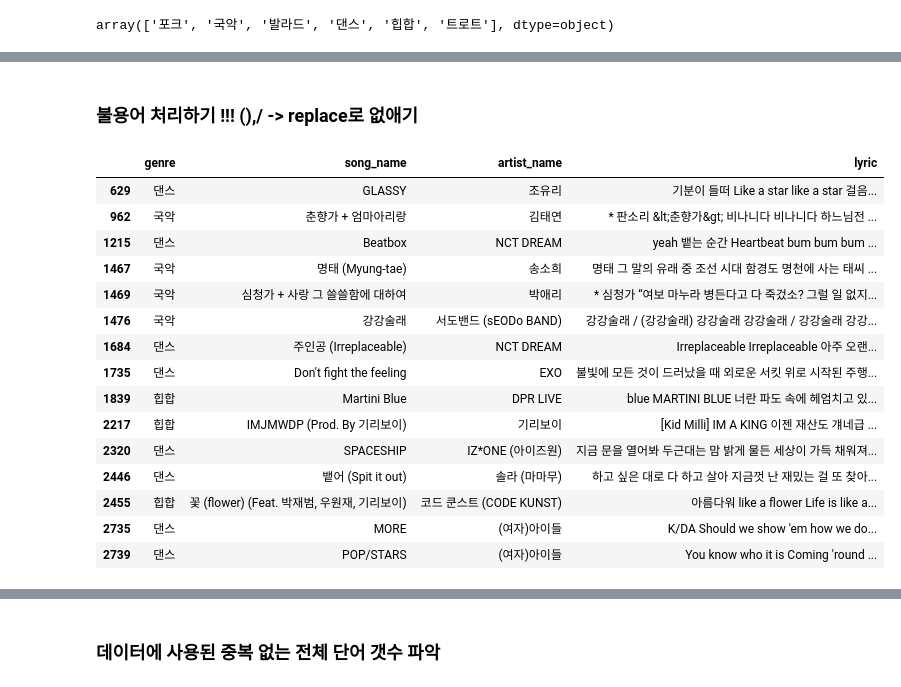
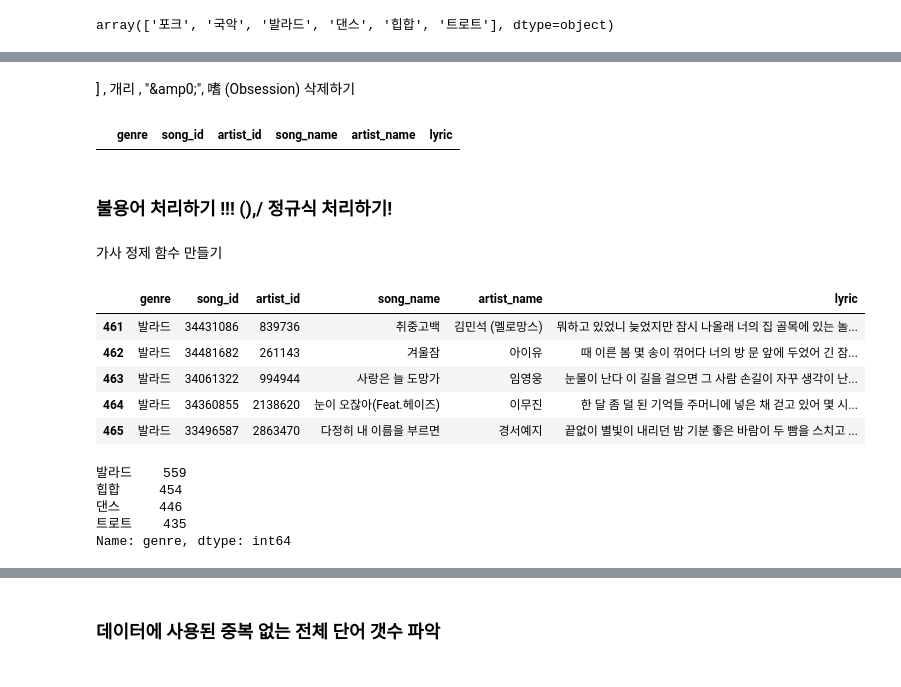
Before and after one commit to monargent0/TJPythonClass, a Jupyter notebook: TeamProject/장르예측.ipynb, the cells around one changed output, grey strips where cells are left out. Saved outputs shown, nothing was run; the diff lists cells and outputs as text; code cells hidden in the pictures.

```diff
--- a/TeamProject/장르예측.ipynb
+++ b/TeamProject/장르예측.ipynb
@@ -120,0 +149,3 @@ array(['포크', '국악', '발라드', '댄스', '힙합', '트로트'], dtype=
+# %%
+songs.drop(songs[(songs['genre'] == '포크') | (songs['genre'] == '국악')].index , inplace= True)
+songs.head()
@@ -121,21 +219,43 @@ array(['포크', '국악', '발라드', '댄스', '힙합', '트로트'], dtype=
+# %% [markdown]
+] , 개리 , "&amp0;", 嗜 (Obsession) 삭제하기
+# %%
+songs['lyric'] =  songs['lyric'].str.replace('amp;' , ' ')
+# %%
+songs[songs['lyric'].str.contains("amp;")]
+# %% [output]
+|  | genre | song_id | artist_id | song_name | artist_name | lyric |
+# %%
+songs.drop(songs[songs['lyric'].str.contains(r"]")].index , inplace= True)
+songs.drop(songs[songs['lyric'].str.contains(r"개리")].index , inplace= True)
+songs.drop(songs[songs['song_name'].str.contains("嗜")].index , inplace= True)
 # %% [markdown]
-### 불용어 처리하기 !!! (),/ -> replace로 없애기
+### 불용어 처리하기 !!! (),/ 정규식 처리하기!
+# %% [markdown]
+가사 정제 함수 만들기
+# %%
+def preprocess(text):
+  # 한글, 영어, 숫자만 남기기
+  text = re.sub(r'[^a-zA-Z0-9가-힣]', ' ', text)
+  # 영문을 소문자로
+  text = text.lower()
+  # 두 칸 이상 공백을 한 칸으로
+  text = re.sub(r'\s+', ' ', text)
+  return text
 # %%
-songs[songs['lyric'].str.contains("/")]
+songs['lyric'] = songs['lyric'].apply(preprocess)
+songs.head()
 # %% [output]
-|  | genre | song_name | artist_name | lyric |
-| 629 | 댄스 | GLASSY | 조유리 | 기분이 들떠 Like a star like a star 걸음... |
-| 962 | 국악 | 춘향가 + 엄마아리랑 | 김태연 | * 판소리 &lt;춘향가&gt; 비나니다 비나니다 하느님전 ... |
-| 1215 | 댄스 | Beatbox | NCT DREAM | yeah 뱉는 순간 Heartbeat bum bum bum ... |
-| 1467 | 국악 | 명태 (Myung-tae) | 송소희 | 명태 그 말의 유래 중 조선 시대 함경도 명천에 사는 태씨 ... |
-| 1469 | 국악 | 심청가 + 사랑 그 쓸쓸함에 대하여 | 박애리 | * 심청가 “여보 마누라 병든다고 다 죽겄소? 그럴 일 없지... |
-| 1476 | 국악 | 강강술래 | 서도밴드 (sEODo BAND) | 강강술래 / (강강술래) 강강술래 강강술래 / 강강술래 강강... |
-| 1684 | 댄스 | 주인공 (Irreplaceable) | NCT DREAM | Irreplaceable Irreplaceable 아주 오랜... |
-| 1735 | 댄스 | Don't fight the feeling | EXO | 불빛에 모든 것이 드러났을 때 외로운 서킷 위로 시작된 주행... |
-| 1839 | 힙합 | Martini Blue | DPR LIVE | blue MARTINI BLUE 너란 파도 속에 헤엄치고 있... |
-| 2217 | 힙합 | IMJMWDP (Prod. By 기리보이) | 기리보이 | [Kid Milli] IM A KING 이젠 재산도 걔네급 ... |
-| 2320 | 댄스 | SPACESHIP | IZ*ONE (아이즈원) | 지금 문을 열어봐 두근대는 맘 밝게 물든 세상이 가득 채워져... |
-| 2446 | 댄스 | 뱉어 (Spit it out) | 솔라 (마마무) | 하고 싶은 대로 다 하고 살아 지금껏 난 재밌는 걸 또 찾아... |
-| 2455 | 힙합 | 꽃 (flower) (Feat. 박재범, 우원재, 기리보이) | 코드 쿤스트 (CODE KUNST) | 아름다워 like a flower Life is like a... |
-| 2735 | 댄스 | MORE | (여자)아이들 | K/DA Should we show 'em how we do... |
-| 2739 | 댄스 | POP/STARS | (여자)아이들 | You know who it is Coming 'round ... |
+|  | genre | song_id | artist_id | song_name | artist_name | lyric |
+| 461 | 발라드 | 34431086 | 839736 | 취중고백 | 김민석 (멜로망스) | 뭐하고 있었니 늦었지만 잠시 나올래 너의 집 골목에 있는 놀... |
+| 462 | 발라드 | 34481682 | 261143 | 겨울잠 | 아이유 | 때 이른 봄 몇 송이 꺾어다 너의 방 문 앞에 두었어 긴 잠... |
+| 463 | 발라드 | 34061322 | 994944 | 사랑은 늘 도망가 | 임영웅 | 눈물이 난다 이 길을 걸으면 그 사람 손길이 자꾸 생각이 난... |
+| 464 | 발라드 | 34360855 | 2138620 | 눈이 오잖아(Feat.헤이즈) | 이무진 | 한 달 좀 덜 된 기억들 주머니에 넣은 채 걷고 있어 몇 시... |
+| 465 | 발라드 | 33496587 | 2863470 | 다정히 내 이름을 부르면 | 경서예지 | 끝없이 별빛이 내리던 밤 기분 좋은 바람이 두 빰을 스치고 ... |
+# %%
+songs['genre'].value_counts()
+# %% [output]
+발라드    559
+힙합     454
+댄스     446
+트로트    435
+Name: genre, dtype: int64
```
Also changed, not shown: parts of 23 cells of this notebook, 2 other files.
